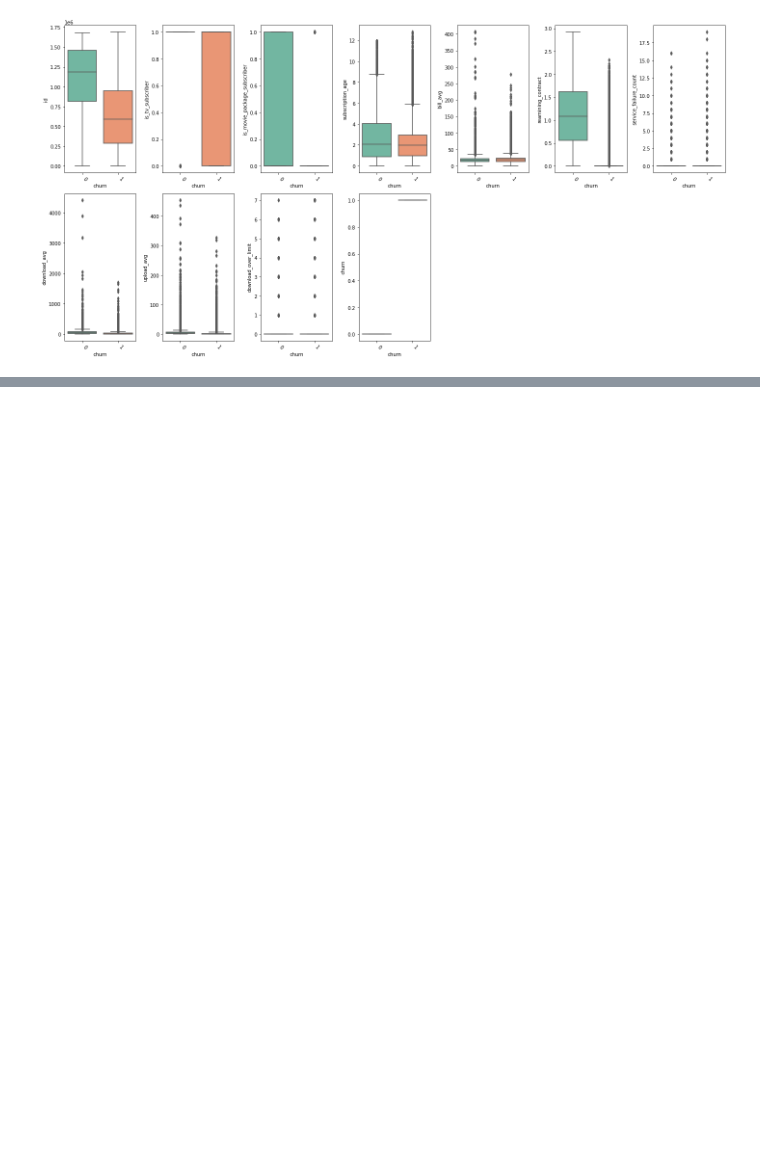
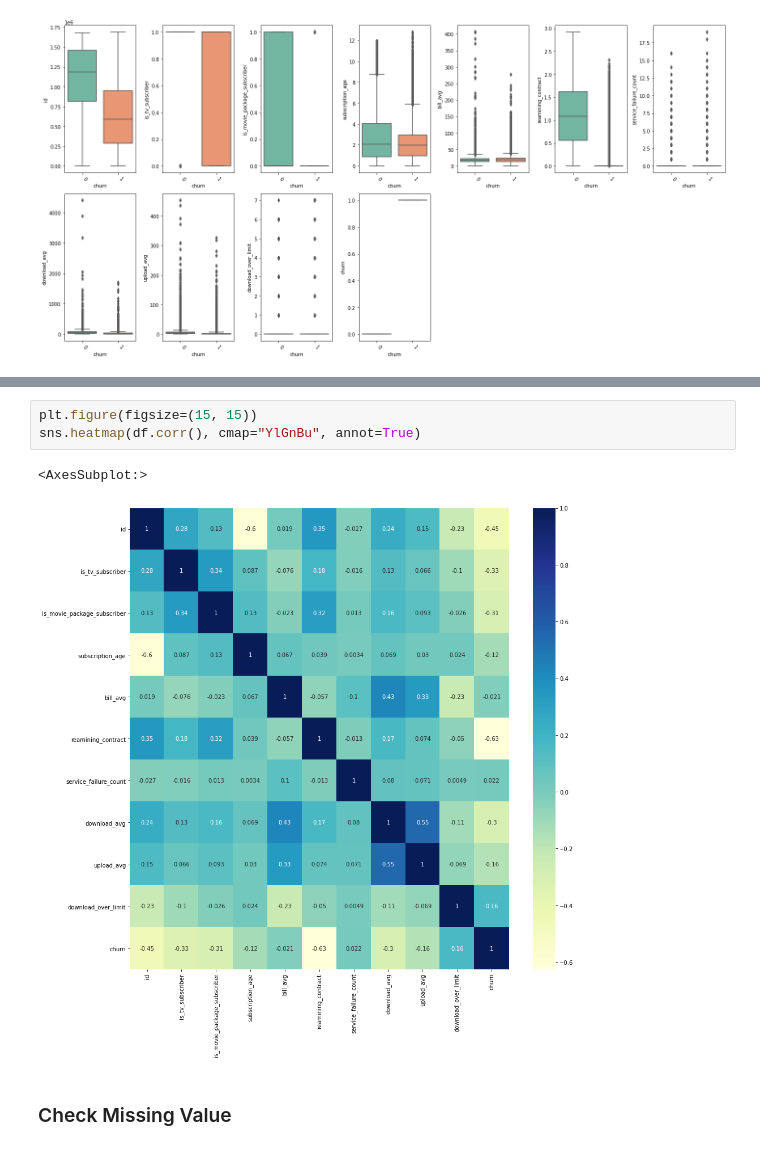
Before and after one commit to muarrikhyazka/internet-service-provider-churn-prediction, a Jupyter notebook: ISP Churn.ipynb, the cells around one changed output, grey strips where cells are left out. Drawn from its saved outputs; the diff is of its cells as text; blank space fills up the shorter version.

```diff
--- a/ISP Churn.ipynb
+++ b/ISP Churn.ipynb
@@ -134,0 +157,8 @@ for i in range(0, len(num)):
+# %%
+plt.figure(figsize=(15, 15))
+sns.heatmap(df.corr(), cmap="YlGnBu", annot=True)
+# %% [output]
+<AxesSubplot:>
+[figure, added]
+# %% [markdown]
+<h3>Check Missing Value</h3>
```
Also changed, not shown: parts of 18 cells of this notebook, 6 other files.
